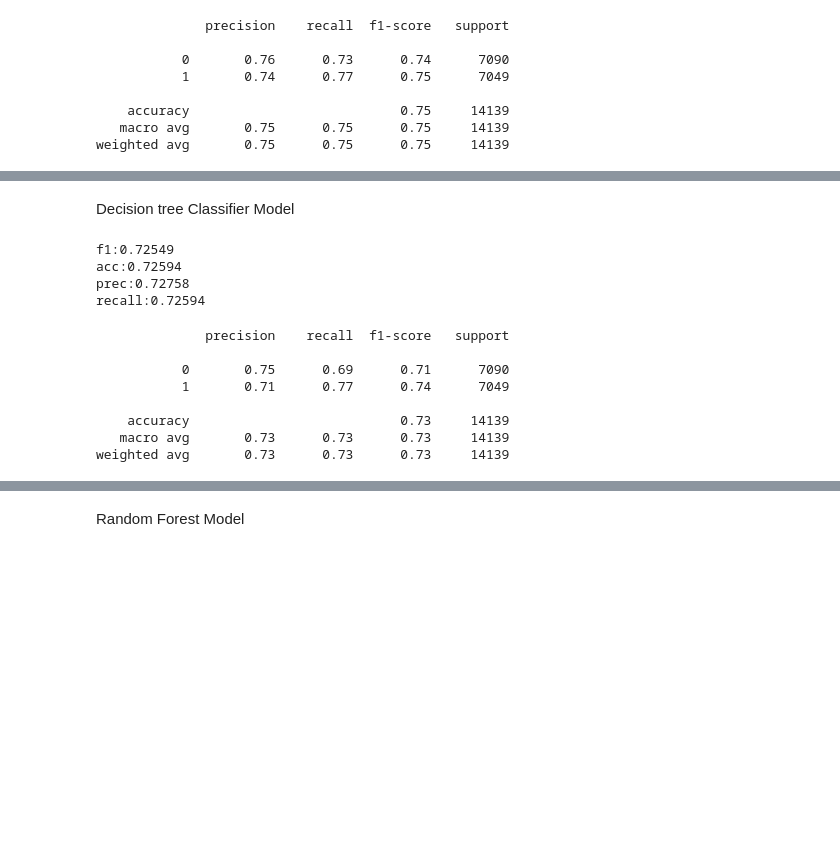
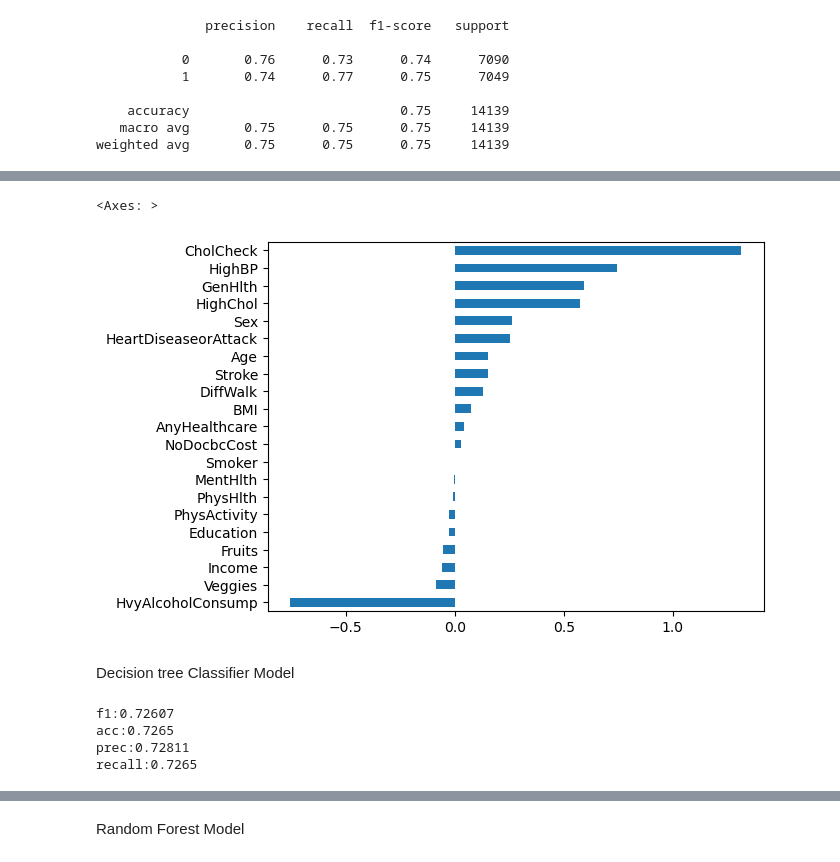
Before and after one commit to alexz957unc/COMP-562-Final-Project, a Jupyter notebook: Models.ipynb, the cells around one changed output, grey strips where cells are left out. Cells and saved outputs as stored; diff of their text form; code cells hidden in the pictures; blank space fills up the shorter version.

```diff
--- a/Models.ipynb
+++ b/Models.ipynb
@@ -90,3 +96,10 @@ weighted avg       0.75      0.75      0.75     14139
+# %%
+log_imp = pd.Series(lg.coef_[0], index = X_train.columns)
+log_imp.sort_values(ascending = True, inplace = True)
+log_imp.plot.barh()
+# %% [output]
+<Axes: >
+[figure, new version]
 # %% [markdown]
 Decision tree Classifier Model
 # %%
@@ -100,23 +113,11 @@ f1 = f1_score(Y_test, dt_pred, average = 'weighted')
 acc = accuracy_score(Y_test, dt_pred)
 prec = precision_score(Y_test, dt_pred, average = 'weighted')
 recall = recall_score(Y_test, dt_pred, average = 'weighted')
-lg_scores = [f1, acc, prec, recall]
+dt_scores = [f1, acc, prec, recall]
 for i in range(0, 4):
-    print(metrics[i] + ':' + str(round(lg_scores[i], 5)))
+    print(metrics[i] + ':' + str(round(dt_scores[i], 5)))
 # %% [output]
-f1:0.72549
-acc:0.72594
-prec:0.72758
-recall:0.72594
+f1:0.72607
+acc:0.7265
+prec:0.72811
+recall:0.7265
-# %%
-matrix = classification_report(Y_test,dt_pred )
-print(matrix)
-# %% [output]
-              precision    recall  f1-score   support
-
-           0       0.75      0.69      0.71      7090
-           1       0.71      0.77      0.74      7049
-
-    accuracy                           0.73     14139
-   macro avg       0.73      0.73      0.73     14139
-weighted avg       0.73      0.73      0.73     14139
```
Also changed, not shown: parts of 22 cells of this notebook.
